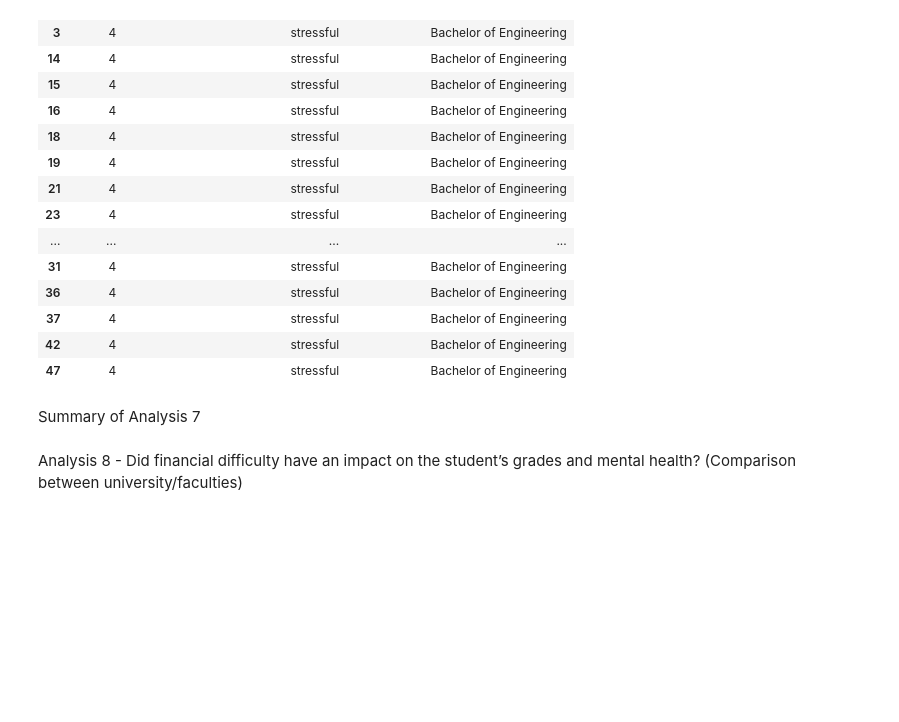
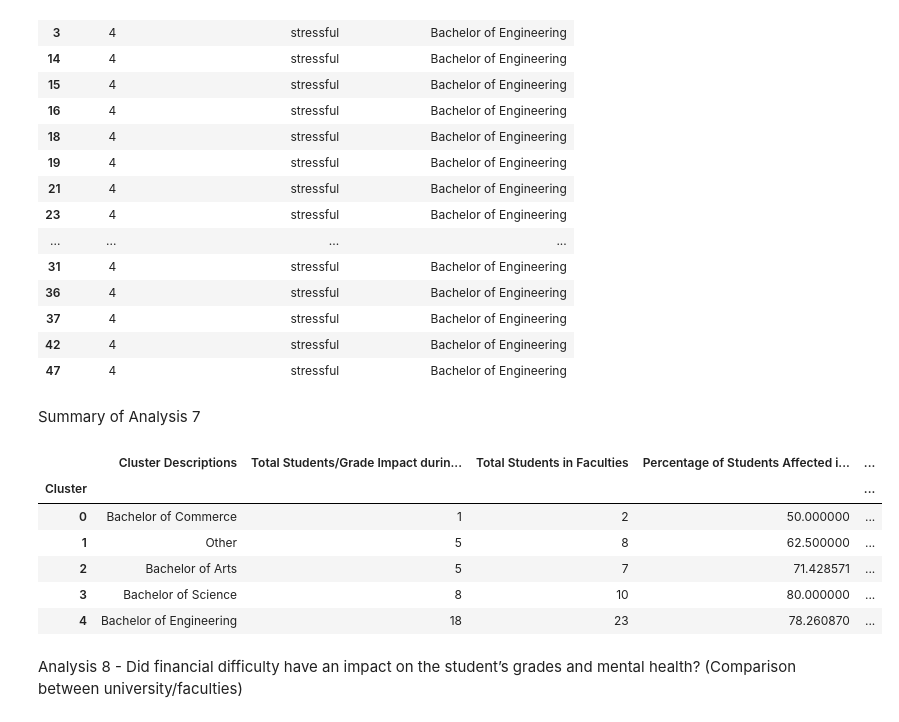
Before and after one commit to abdulbhutta/Summer-Research-2022, a Jupyter notebook: DataAnalysis.ipynb, the cells around one changed output. Cells and saved outputs as stored; diff of their text form; code cells hidden in the pictures; blank space fills up the shorter version.

```diff
--- a/DataAnalysis.ipynb
+++ b/DataAnalysis.ipynb
@@ -913,6 +911,24 @@ Analysis7[Analysis7['Cluster'] == 4].head(20)
 | 47 | 4 | stressful | Bachelor of Engineering |
 # %% [markdown]
 Summary of Analysis 7
+# %%
+Summary7 = pd.DataFrame(Analysis7.groupby(['Cluster'])['Cluster'].count())
+Summary7.insert(0, "Cluster Descriptions", ["Bachelor of Commerce", "Other", "Bachelor of Arts", "Bachelor of Science", "Bachelor of Engineering"], True)
+Summary7.rename(columns= {Summary7.columns[1]: "Total Students/Grade Impact during pandemic"}, inplace=True)
+
+Summary7.insert(2, "Total Students in Faculties", [CommerceStudents, OtherStudents, ArtsStudents, ScienceStudents, EngineeringStudents], True)
+Summary7['Percentage of Students Affected in each faculty'] = (Summary7['Total Students/Grade Impact during pandemic'] / Summary7['Total Students in Faculties']  * 100)
+Summary7['Percentage of total students'] = (Summary7['Total Students/Grade Impact during pandemic'] / TotalStudents * 100)
+
+Summary7.head(10)
+# %% [output]
+|  | Cluster Descriptions | Total Students/Grade Impact durin... | Total Students in Faculties | Percentage of Students Affected i... | ... |
+| Cluster |  |  |  |  | ... |
+| 0 | Bachelor of Commerce | 1 | 2 | 50.000000 | ... |
+| 1 | Other | 5 | 8 | 62.500000 | ... |
+| 2 | Bachelor of Arts | 5 | 7 | 71.428571 | ... |
+| 3 | Bachelor of Science | 8 | 10 | 80.000000 | ... |
+| 4 | Bachelor of Engineering | 18 | 23 | 78.260870 | ... |
 # %% [markdown]
 Analysis 8 - Did financial difficulty have an impact on the student’s grades and mental health? (Comparison between university/faculties)
 # %%
```
Also changed, not shown: parts of 27 cells of this notebook, 2 other files.
